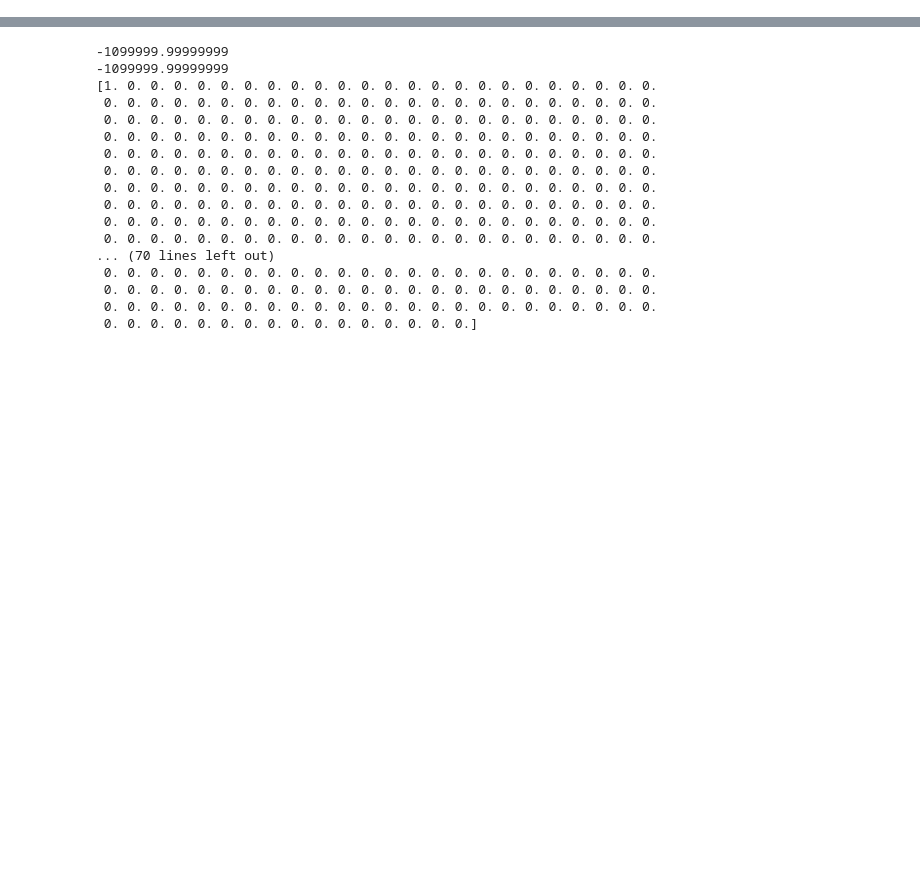
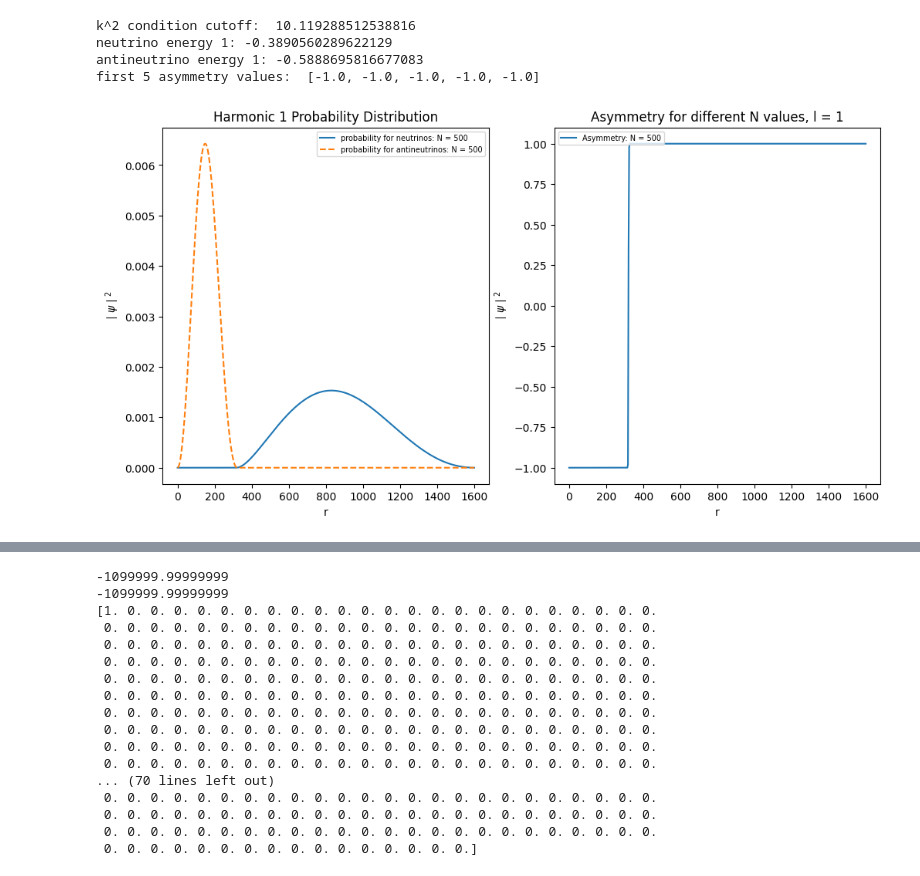
Before and after one commit to Nathan-Gershengorn/CnuB-optics, a Jupyter notebook: 1D_stuff/1D_Saarik_graph.ipynb, the cells around one changed output, grey strips where cells are left out. Cells and saved outputs as stored; diff of their text form; code cells hidden in the pictures; blank space fills up the shorter version.

```diff
--- a/1D_stuff/1D_Saarik_graph.ipynb
+++ b/1D_stuff/1D_Saarik_graph.ipynb
@@ -21,0 +5,27 @@ earth_cutoff = 3E13 / distance
+# %%
+# Constants
+hbar = 1.0   # Planck's constant / 2π
+m = .1
+R = 320
+U = 1
+distance = (R)*5
+earth_cutoff = R / distance
+
+# Based on the condition given in equation 3, the eigenvalue k^2 << (m*U)^3/2 * R in order for there to be a large asymmetry
+k_condition = (m*U)**(3/2) * R
+print(k_condition)
+print((m * 1E-14)**(3/2) * 3.2E13)
+
+# delta negative is neutrino, delta positive is anti-neutrino
+
+# scale earth down a lot to like a few meters, scale k down as well but like not as small compared to earth as it currently is
+# base these values off equation 3
+#make it very followed and very violated and see what happens as a toy model
+
+# make sure that our largest eigenvalue has to be much greater than 10^-8 (which is k^2) because that allows us to just use the values
+# that represent the CnuB IRL
+# this can give us a sense of how many points/distance to use actually :)
+
+#actual values:
+# R = 3.2E13 1/ev
+# U = 1E-14
@@ -54,0 +346,8 @@ def second_deriv(N, distance):
+# %%
+harmonic_many_N(1, [500], 1)
+# %% [output]
+k^2 condition cutoff:  10.119288512538816
+neutrino energy 1: -0.3890560289622129
+antineutrino energy 1: -0.5888695816677083
+first 5 asymmetry values:  [-1.0, -1.0, -1.0, -1.0, -1.0]
+[figure, added]
```
Also changed, not shown: parts of 20 cells of this notebook, 5 other files.
